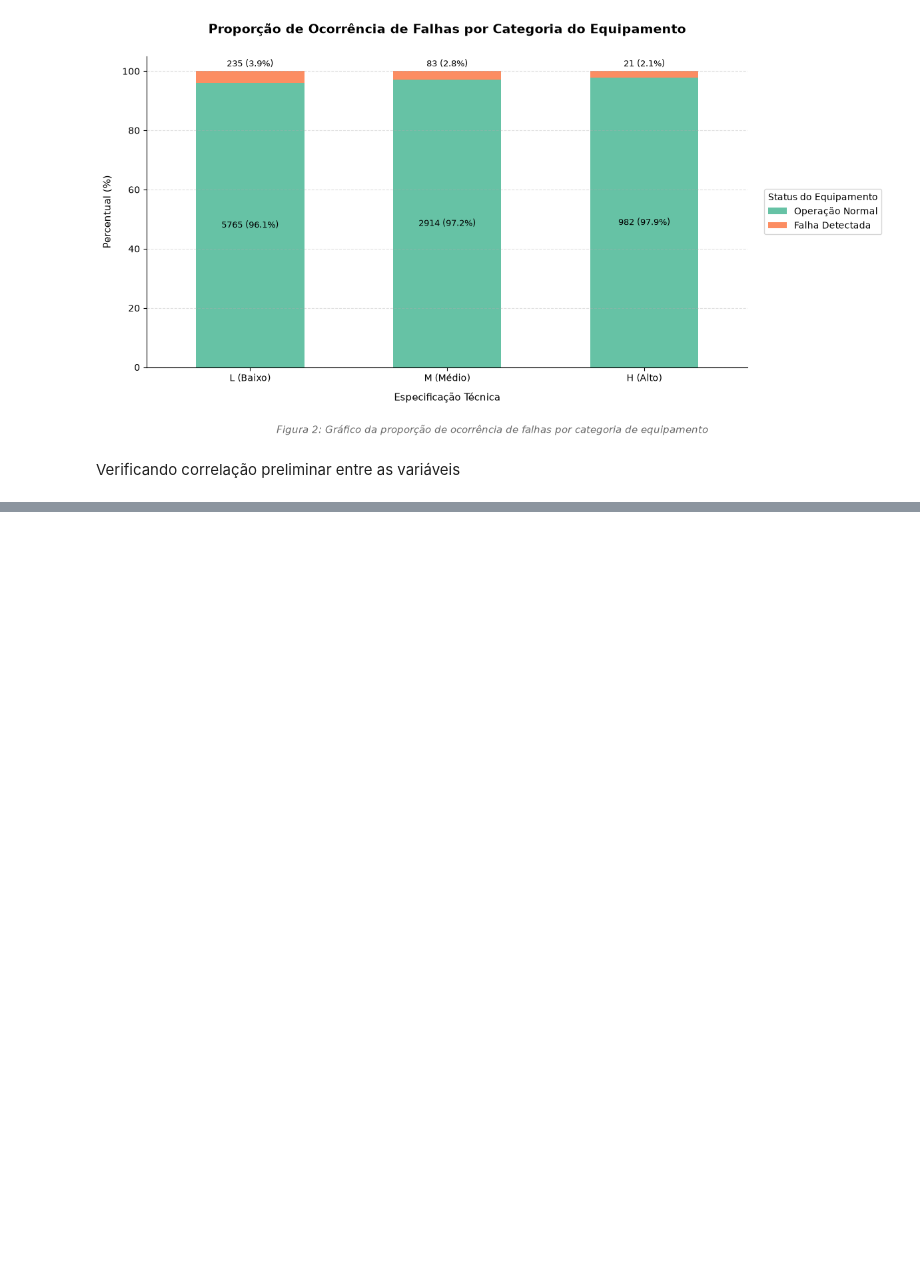
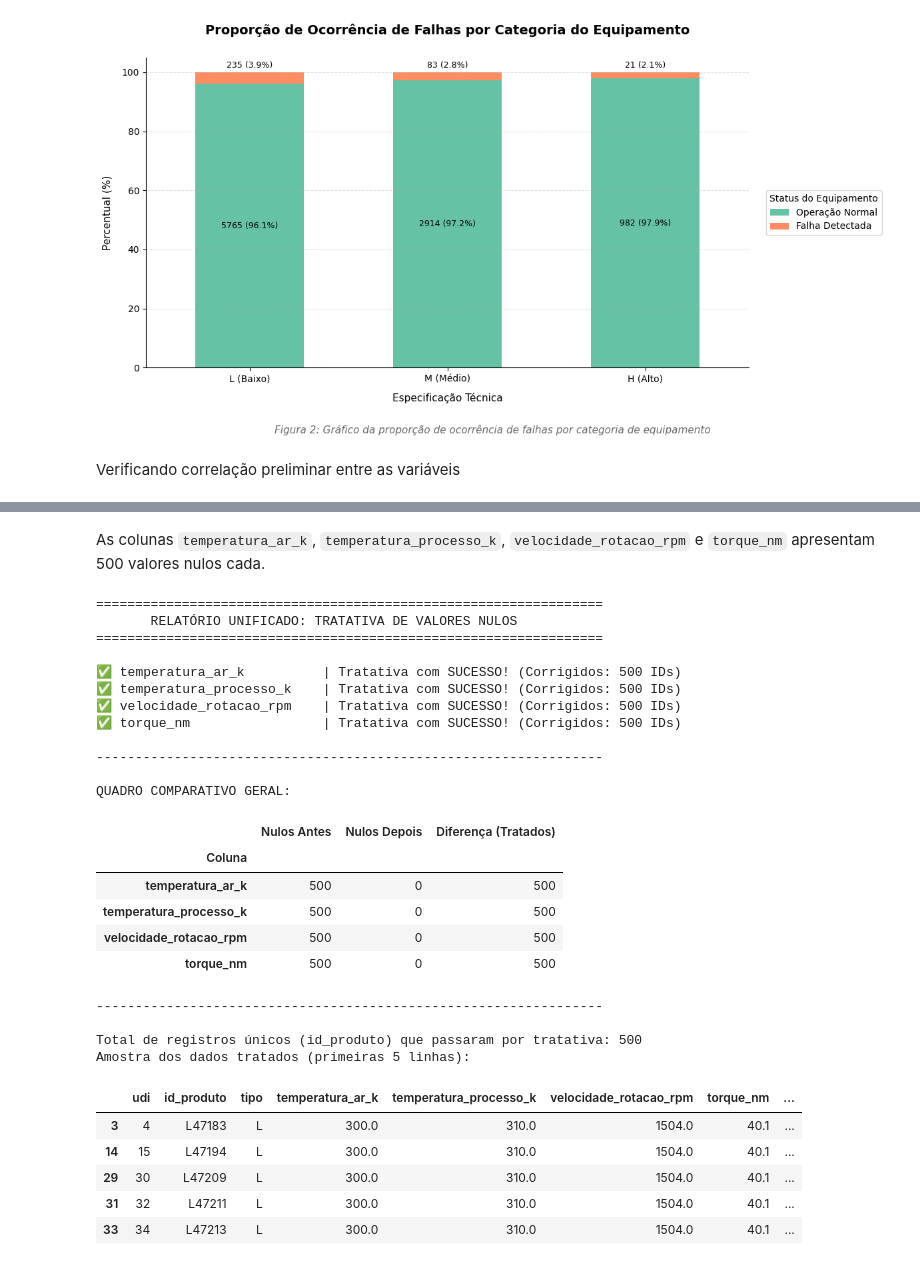
Before and after one commit to raphaelpiresdev-ai/industrial-failure-prediction, a Jupyter notebook: projeto-final.ipynb, the cells around one changed output, grey strips where cells are left out. Cells and saved outputs as stored; diff of their text form; code cells hidden in the pictures; blank space fills up the shorter version.

```diff
--- a/projeto-final.ipynb
+++ b/projeto-final.ipynb
@@ -335,0 +431,2 @@ _Conclusões iniciais do Dataset:_
+# %% [markdown]
+As colunas `temperatura_ar_k`, `temperatura_processo_k`, `velocidade_rotacao_rpm` e `torque_nm` apresentam 500 valores nulos cada.
@@ -335,0 +438,32 @@ _Conclusões iniciais do Dataset:_
+# %%
+# Diante da ausência de outliers e do baixo desvio padrão nas colunas `temperatura_ar_k` e `temperatura_processo_k`, a distribuição dos dados mostra-se homogênea.
+# Esses fatores justificam tecnicamente a escolha da média para a imputação dos valores nulos nessas colunas.
+
+
+# Calculando a média
+
+temp_ar_media = df['temperatura_ar_k'].mean().round(1)
+# print(temp_ar_media)
+temp_processo_media = df['temperatura_processo_k'].mean().round(1)
+# print(temp_processo_media)
+
+# Atribuindo aos nulos
+
+df['temperatura_ar_k'] = df['temperatura_ar_k'].fillna(temp_ar_media)
+df['temperatura_processo_k'] = df['temperatura_processo_k'].fillna(temp_processo_media)
+# %%
+# As colunas `velocidade_rotacao_rpm` e `torque_nm` apresentam outliers.
+# Embora a proximidade entre médias e medianas em ambas as variáveis permita o uso de qualquer uma delas,
+# optou-se pela mediana por ser uma medida central robusta a valores extremos
+
+# Calculando a mediana
+
+veloc_rotacao_mediana = df['velocidade_rotacao_rpm'].median().round(1)
+#print(veloc_rotacao_mediana)
+torque_mediana = df['torque_nm'].median().round(1)
+#print(torque_mediana)
+
+# Atribuindo aos nulos
+
+df['velocidade_rotacao_rpm'] = df['velocidade_rotacao_rpm'].fillna(veloc_rotacao_mediana)
+df['torque_nm'] = df['torque_nm'].fillna(torque_mediana)
@@ -335,0 +534,41 @@ _Conclusões iniciais do Dataset:_
+# %%
+# Lista de colunas que foram tratadas
+
+colunas_analise = ['temperatura_ar_k', 'temperatura_processo_k', 'velocidade_rotacao_rpm', 'torque_nm']
+
+# Chamada da função
+df_produtos_tratados = verificar_tratativa_nulos(
+    df_original=df_bruto,
+    df_tratado=df,
+    colunas=colunas_analise,
+    coluna_id='id_produto'
+)
+# %% [output]
+=================================================================
+       RELATÓRIO UNIFICADO: TRATATIVA DE VALORES NULOS
+=================================================================
+
+✅ temperatura_ar_k          | Tratativa com SUCESSO! (Corrigidos: 500 IDs)
+✅ temperatura_processo_k    | Tratativa com SUCESSO! (Corrigidos: 500 IDs)
+✅ velocidade_rotacao_rpm    | Tratativa com SUCESSO! (Corrigidos: 500 IDs)
+✅ torque_nm                 | Tratativa com SUCESSO! (Corrigidos: 500 IDs)
+
+-----------------------------------------------------------------
+
+QUADRO COMPARATIVO GERAL:
+|  | Nulos Antes | Nulos Depois | Diferença (Tratados) |
+| Coluna |  |  |  |
+| temperatura_ar_k | 500 | 0 | 500 |
+| temperatura_processo_k | 500 | 0 | 500 |
+| velocidade_rotacao_rpm | 500 | 0 | 500 |
+| torque_nm | 500 | 0 | 500 |
+-----------------------------------------------------------------
+
+Total de registros únicos (id_produto) que passaram por tratativa: 500
+Amostra dos dados tratados (primeiras 5 linhas):
+|  | udi | id_produto | tipo | temperatura_ar_k | temperatura_processo_k | velocidade_rotacao_rpm | torque_nm | ... |
+| 3 | 4 | L47183 | L | 300.0 | 310.0 | 1504.0 | 40.1 | ... |
+| 14 | 15 | L47194 | L | 300.0 | 310.0 | 1504.0 | 40.1 | ... |
+| 29 | 30 | L47209 | L | 300.0 | 310.0 | 1504.0 | 40.1 | ... |
+| 31 | 32 | L47211 | L | 300.0 | 310.0 | 1504.0 | 40.1 | ... |
+| 33 | 34 | L47213 | L | 300.0 | 310.0 | 1504.0 | 40.1 | ... |
```
Also changed, not shown: parts of 17 cells of this notebook.
